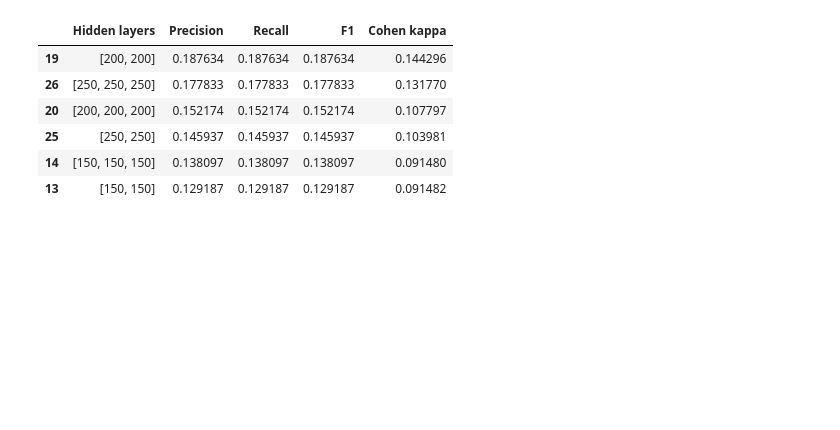
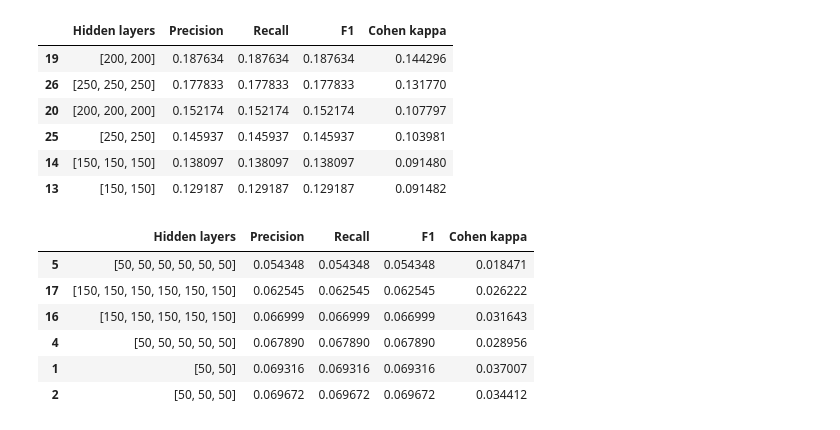
Before and after one commit to Rumoa/Optional_tensorflow, a Jupyter notebook: data_wrangling.ipynb, the cells around one changed output. Cells and saved outputs as stored; diff of their text form; code cells hidden in the pictures; blank space fills up the shorter version.

```diff
--- a/data_wrangling.ipynb
+++ b/data_wrangling.ipynb
@@ -168,6 +121,6 @@ prueba.sort_values("Recall", ascending=False).head(6)
 # %%
-prueba = ReadAndCreate("results_smote_onehot_joblib")
-prueba.sort_values("Recall", ascending=False).head(6)
+results_data = ReadAndCreate("results_smote_onehot_joblib")
+results_data.sort_values("Precision", ascending=False).head(6)
 # %% [output]
 |  | Hidden layers | Precision | Recall | F1 | Cohen kappa |
 | 19 | [200, 200] | 0.187634 | 0.187634 | 0.187634 | 0.144296 |
@@ -176,3 +129,13 @@ prueba.sort_values("Recall", ascending=False).head(6)
 | 25 | [250, 250] | 0.145937 | 0.145937 | 0.145937 | 0.103981 |
 | 14 | [150, 150, 150] | 0.138097 | 0.138097 | 0.138097 | 0.091480 |
 | 13 | [150, 150] | 0.129187 | 0.129187 | 0.129187 | 0.091482 |
+# %%
+results_data.sort_values("Precision", ascending=True).head(6)
+# %% [output]
+|  | Hidden layers | Precision | Recall | F1 | Cohen kappa |
+| 5 | [50, 50, 50, 50, 50, 50] | 0.054348 | 0.054348 | 0.054348 | 0.018471 |
+| 17 | [150, 150, 150, 150, 150, 150] | 0.062545 | 0.062545 | 0.062545 | 0.026222 |
+| 16 | [150, 150, 150, 150, 150] | 0.066999 | 0.066999 | 0.066999 | 0.031643 |
+| 4 | [50, 50, 50, 50, 50] | 0.067890 | 0.067890 | 0.067890 | 0.028956 |
+| 1 | [50, 50] | 0.069316 | 0.069316 | 0.069316 | 0.037007 |
+| 2 | [50, 50, 50] | 0.069672 | 0.069672 | 0.069672 | 0.034412 |
```
Also changed, not shown: parts of 44 cells of this notebook, 3 other files.
